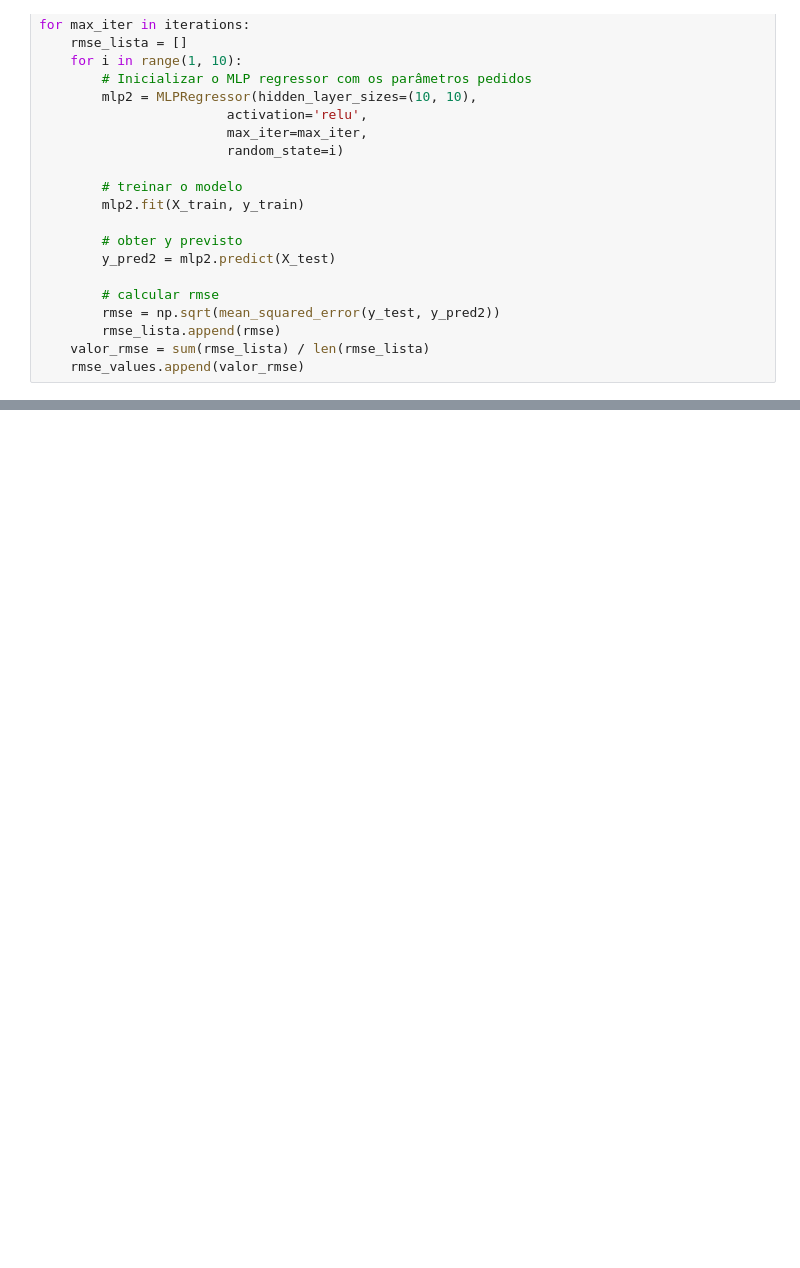
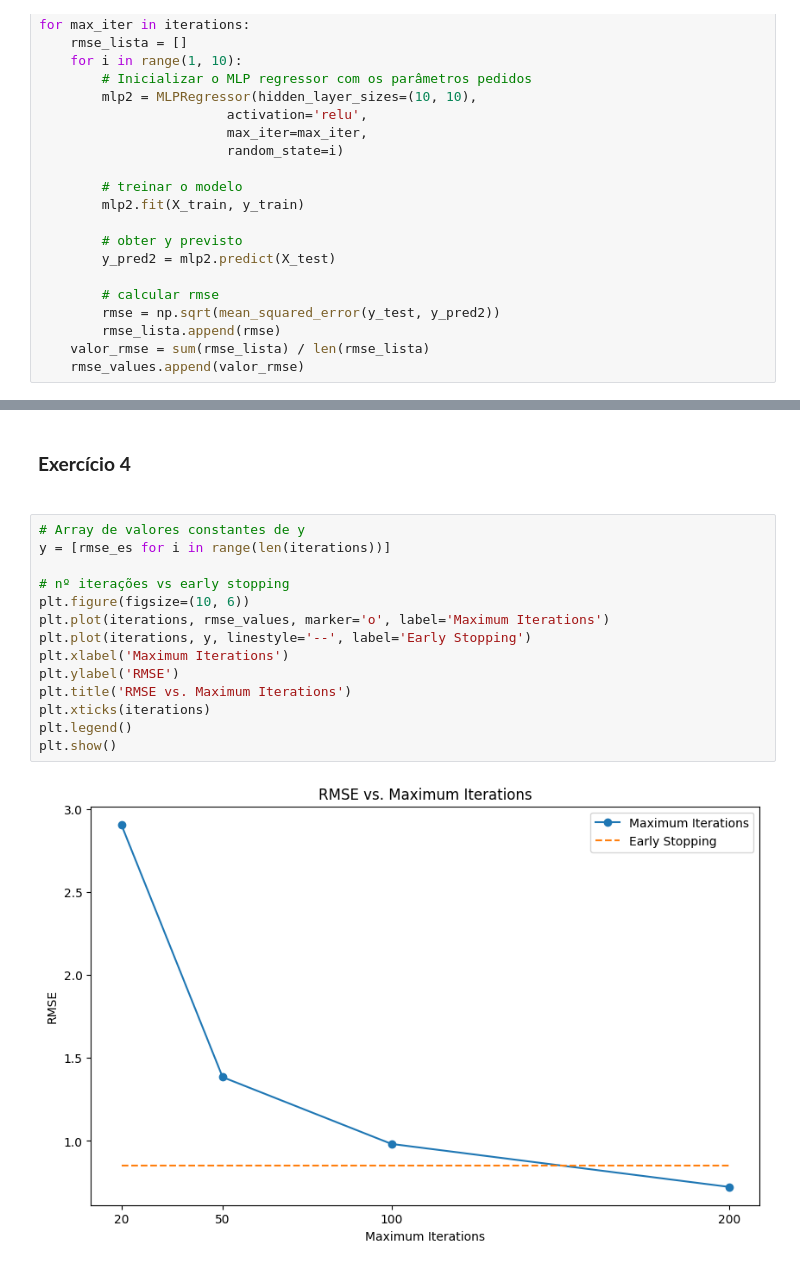
Before and after one commit to NunoGandum19/Aprendizagem, a Jupyter notebook: Homework3/Homework3.ipynb, the cells around one changed output, grey strips where cells are left out. Drawn from its saved outputs; the diff is of its cells as text; blank space fills up the shorter version.

```diff
--- a/Homework3/Homework3.ipynb
+++ b/Homework3/Homework3.ipynb
@@ -126,0 +150,18 @@ print("RMSE with Early Stopping:", rmse_es)
+# %% [markdown]
+### **Exercício 4**  <h3>
+# %%
+# Array de valores constantes de y
+y = [rmse_es for i in range(len(iterations))]
+
+# nº iterações vs early stopping
+plt.figure(figsize=(10, 6))
+plt.plot(iterations, rmse_values, marker='o', label='Maximum Iterations')
+plt.plot(iterations, y, linestyle='--', label='Early Stopping')
+plt.xlabel('Maximum Iterations')
+plt.ylabel('RMSE')
+plt.title('RMSE vs. Maximum Iterations')
+plt.xticks(iterations)
+plt.legend()
+plt.show()
+# %% [output]
+[figure, added]
```
Also changed, not shown: parts of 3 cells of this notebook, 1 other file.
